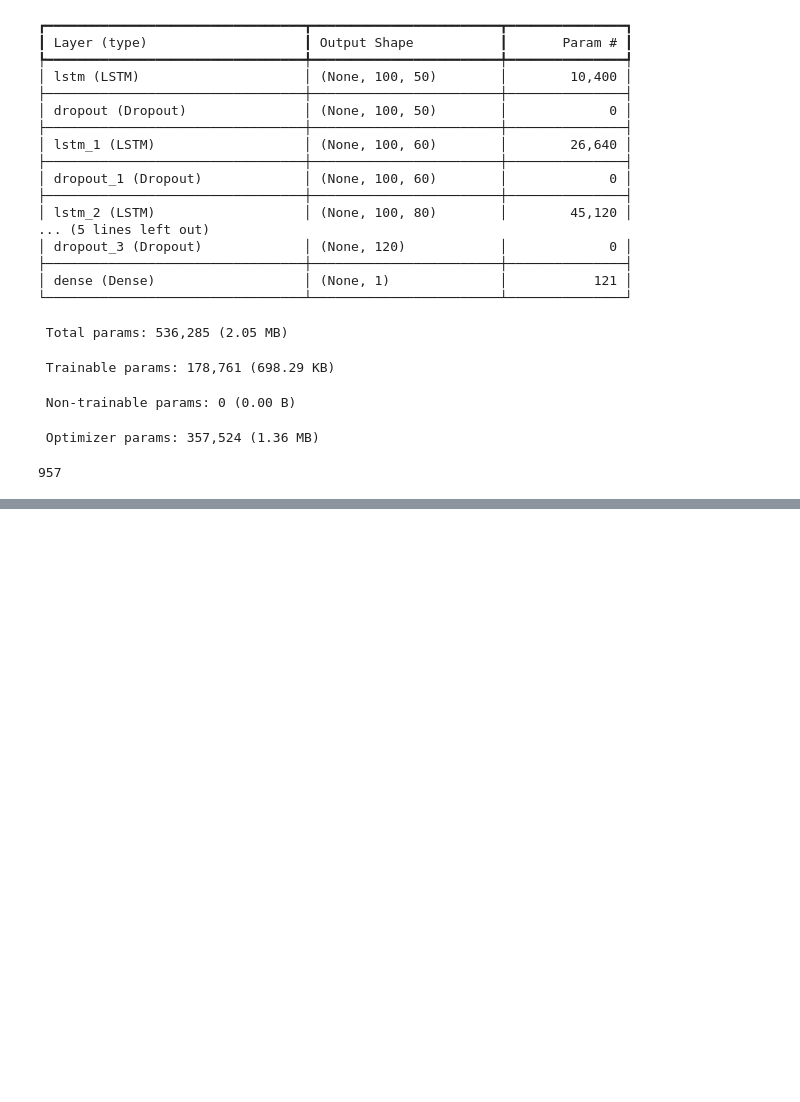
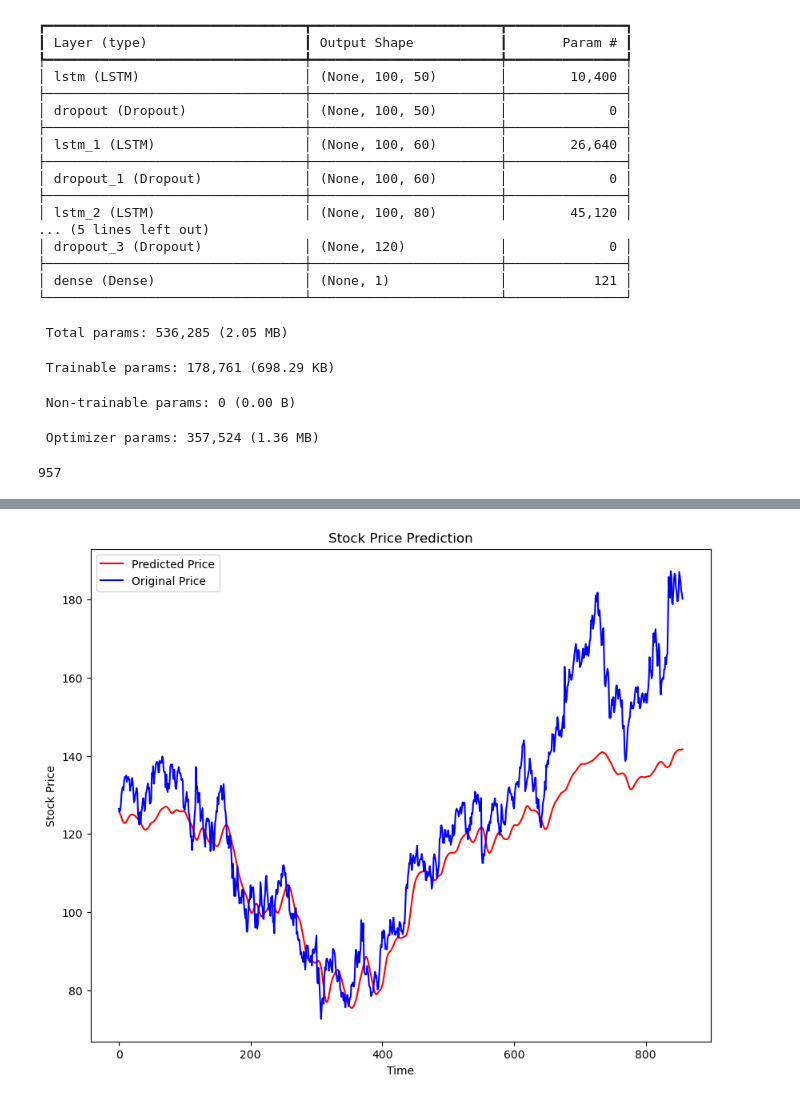
Before and after one commit to ravidhwn01/stock-price-predictor, a Jupyter notebook: stock.ipynb, the cells around one changed output, grey strips where cells are left out. Cells and saved outputs as stored; diff of their text form; code cells hidden in the pictures; blank space fills up the shorter version.

Commit message:
complete model training

```diff
--- a/stock.ipynb
+++ b/stock.ipynb
@@ -161,0 +168,4 @@ data_test_scale  = scaler.transform(data_test)
+# %%
+#predicting the stock price
+X_test,y_test = np.array(X_test),np.array(y_test)
+y_predict = model.predict(X_test)
@@ -161,0 +194,19 @@ data_test_scale  = scaler.transform(data_test)
+# %%
+# conversion of [0,1 ]to original form
+new_scale = 1/scaler.scale_
+# %%
+y_predict = y_predict * new_scale
+# %%
+y_test = y_test * new_scale
+# %%
+#plotting the graph
+plt.figure(figsize=(10,8))
+plt.plot(y_predict,'r',label='Predicted Price')
+plt.plot(y_test,'b',label='Original Price')
+plt.title('Stock Price Prediction')
+plt.xlabel('Time')
+plt.ylabel('Stock Price')
+plt.legend()
+plt.show()
+# %% [output]
+[figure, added]
```
Also changed, not shown: parts of 4 cells of this notebook, 2 other files.
